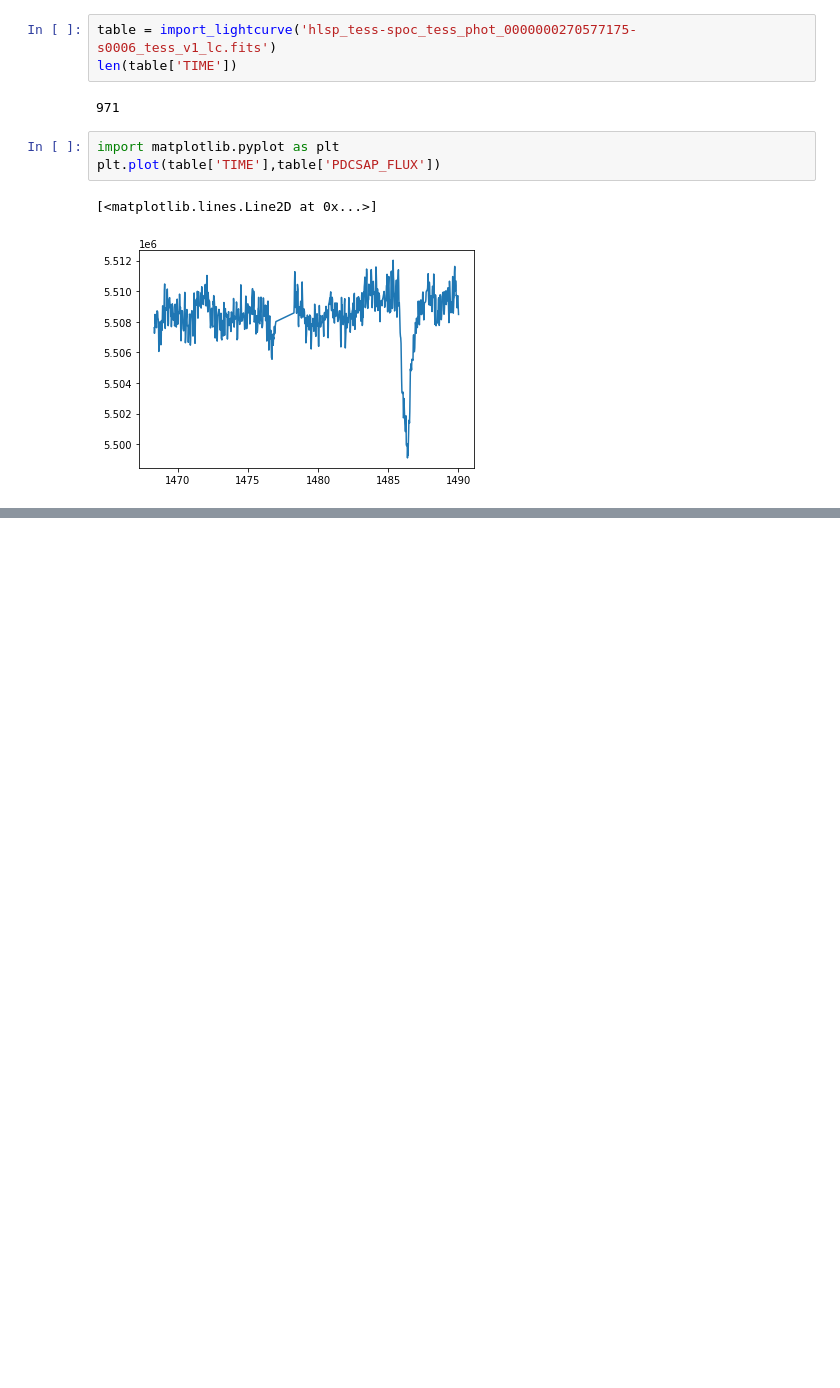
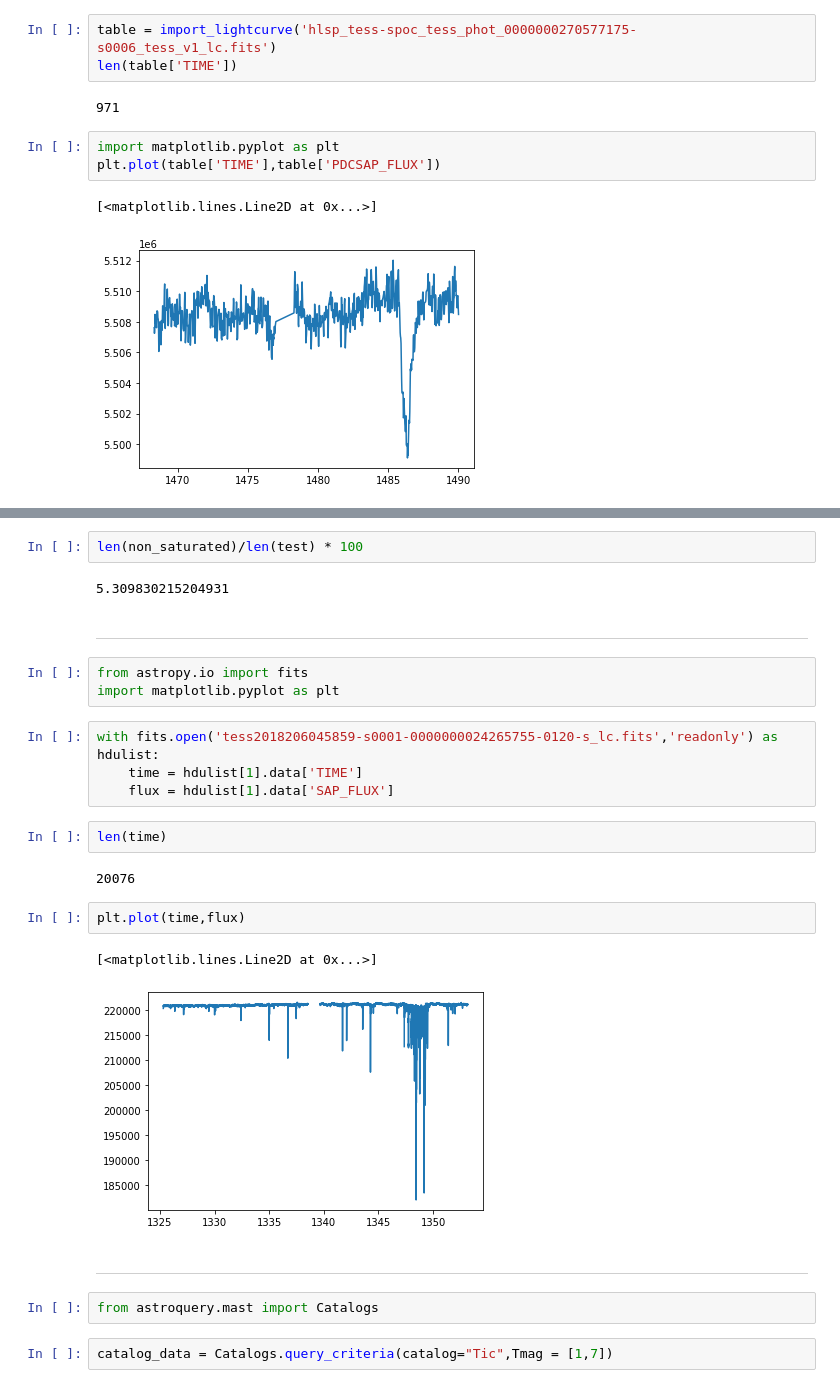
Before and after one commit to azibn/automated_exocomet_hunt, a Jupyter notebook: Notebooks/Untitled.ipynb, the cells around one changed output, grey strips where cells are left out. Cells and saved outputs as stored; diff of their text form; blank space fills up the shorter version.

```diff
--- a/Notebooks/Untitled.ipynb
+++ b/Notebooks/Untitled.ipynb
@@ -87,0 +132,28 @@ plt.plot(table['TIME'],table['PDCSAP_FLUX'])
+# %%
+len(non_saturated)/len(test) * 100
+# %% [output]
+5.309830215204931
+# %% [markdown]
+---
+# %%
+from astropy.io import fits
+import matplotlib.pyplot as plt
+# %%
+with fits.open('tess2018206045859-s0001-0000000024265755-0120-s_lc.fits','readonly') as hdulist:
+    time = hdulist[1].data['TIME']
+    flux = hdulist[1].data['SAP_FLUX']
+# %%
+len(time)
+# %% [output]
+20076
+# %%
+plt.plot(time,flux)
+# %% [output]
+[<matplotlib.lines.Line2D at 0x...>]
+[figure, added]
+# %% [markdown]
+---
+# %%
+from astroquery.mast import Catalogs
+# %%
+catalog_data = Catalogs.query_criteria(catalog="Tic",Tmag = [1,7])
```
Also changed, not shown: parts of 13 cells of this notebook, 6 other files.
